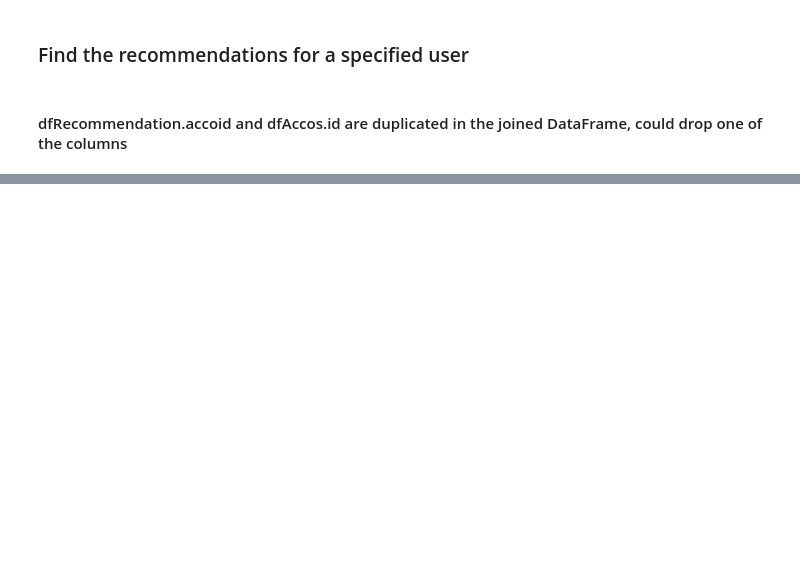
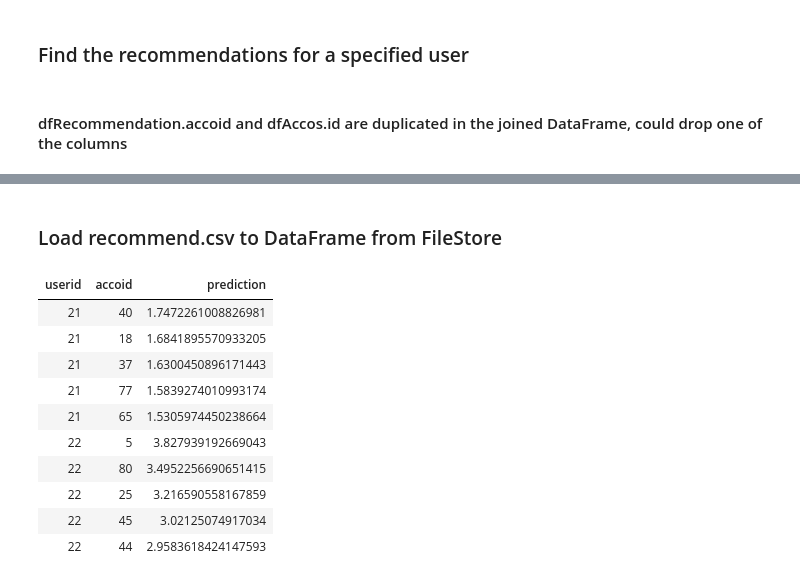
Before and after one commit to xingyazhou/datageek-github, a Jupyter notebook: pyspark/pySpark_SparkML_Example_Recommendation.ipynb, the cells around one changed output, grey strips where cells are left out. Drawn from its saved outputs; the diff is of its cells as text; code cells hidden in the pictures; blank space fills up the shorter version.

```diff
--- a/pyspark/pySpark_SparkML_Example_Recommendation.ipynb
+++ b/pyspark/pySpark_SparkML_Example_Recommendation.ipynb
@@ -273,0 +280,17 @@ display(df_joined_rec_acco.select('*').where(df_joined_rec_acco.userid == '10'))
+# %% [markdown]
+### Load recommend.csv to DataFrame from FileStore
+# %%
+df_recommend = spark.read.csv('/FileStore/tables/test.csv', header = True)
+display(df_recommend.take(10))
+# %% [output]
+| userid | accoid | prediction |
+| 21 | 40 | 1.7472261008826981 |
+| 21 | 18 | 1.6841895570933205 |
+| 21 | 37 | 1.6300450896171443 |
+| 21 | 77 | 1.5839274010993174 |
+| 21 | 65 | 1.5305974450238664 |
+| 22 | 5 | 3.827939192669043 |
+| 22 | 80 | 3.4952256690651415 |
+| 22 | 25 | 3.216590558167859 |
+| 22 | 45 | 3.02125074917034 |
+| 22 | 44 | 2.9583618424147593 |
```
Also changed, not shown: parts of 12 cells of this notebook.
